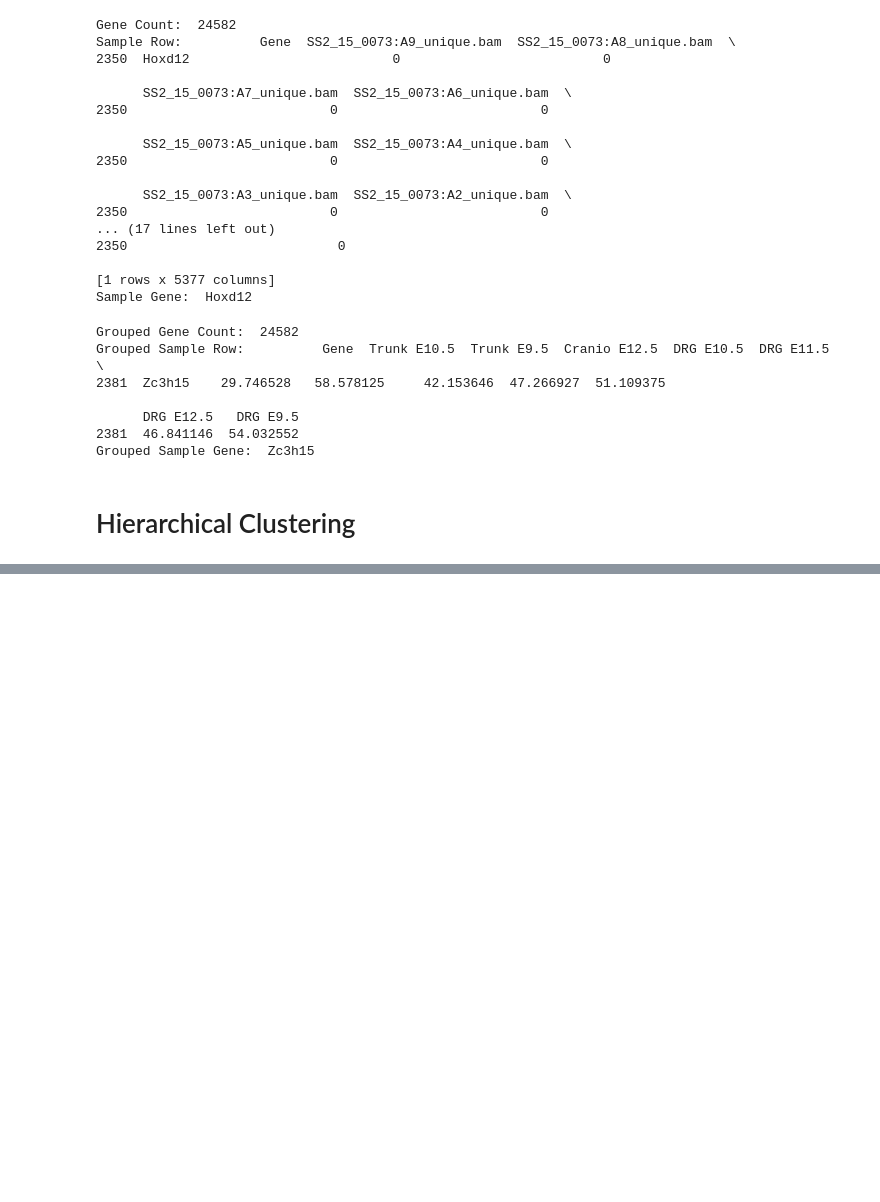
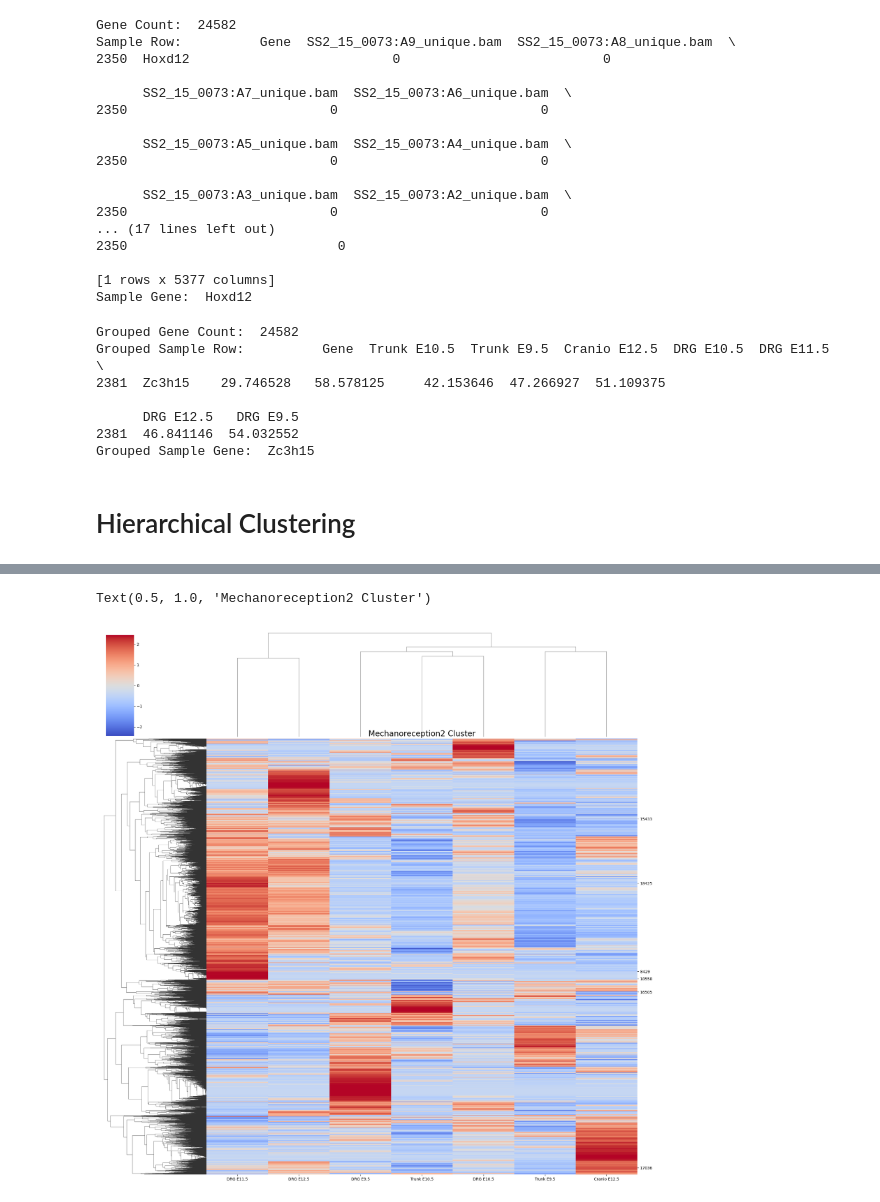
Before and after one commit to Harin329/SNCluster, a Jupyter notebook: hierarchical.ipynb, the cells around one changed output, grey strips where cells are left out. Cells and saved outputs as stored; diff of their text form; code cells hidden in the pictures; blank space fills up the shorter version.

```diff
--- a/hierarchical.ipynb
+++ b/hierarchical.ipynb
@@ -82,0 +209,18 @@ plt.show()
+# %%
+genelessDfZscore = genelessDfZscore.dropna(axis=0, how='any')
+g = sns.clustermap(genelessDfZscore, cmap='coolwarm', figsize=(20, 20))
+
+Mechanoreception2 = ["Pou6f2", "Dio3", "Onecut3", "Tbx2", "Gpx3", "Ret"]
+
+mech2Index = []
+for gene in Mechanoreception2:
+    mech2Index.append(genelessDfZscore[dfParsed["Gene"] == gene].index[0])
+
+reordered_labels = genelessDfZscore.index[g.dendrogram_row.reordered_ind].tolist()
+use_ticks = [reordered_labels.index(label) + .5 for label in mech2Index]
+
+g.ax_heatmap.set(yticks=use_ticks, yticklabels=mech2Index)
+g.ax_heatmap.set_title("Mechanoreception2 Cluster", fontsize=20)
+# %% [output]
+Text(0.5, 1.0, 'Mechanoreception2 Cluster')
+[figure, added]
```
Also changed, not shown: parts of 11 cells of this notebook.
